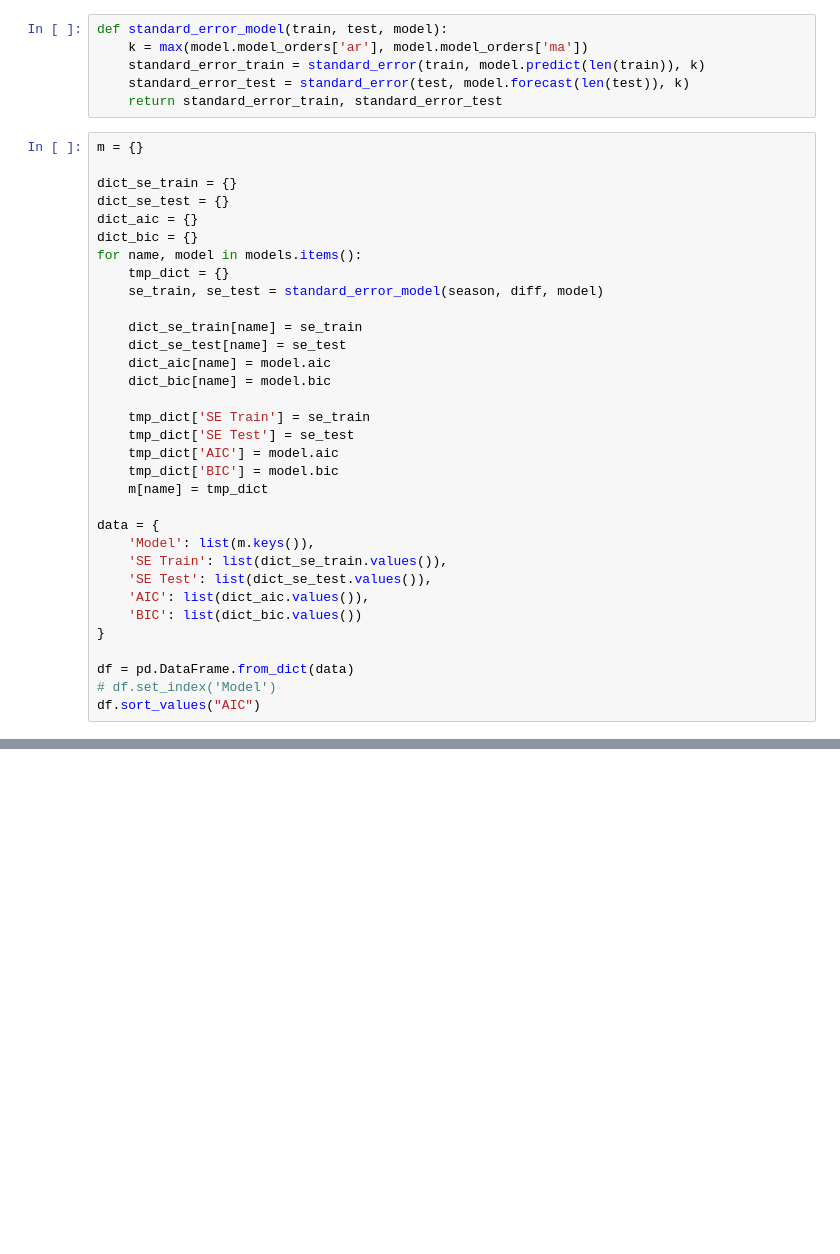
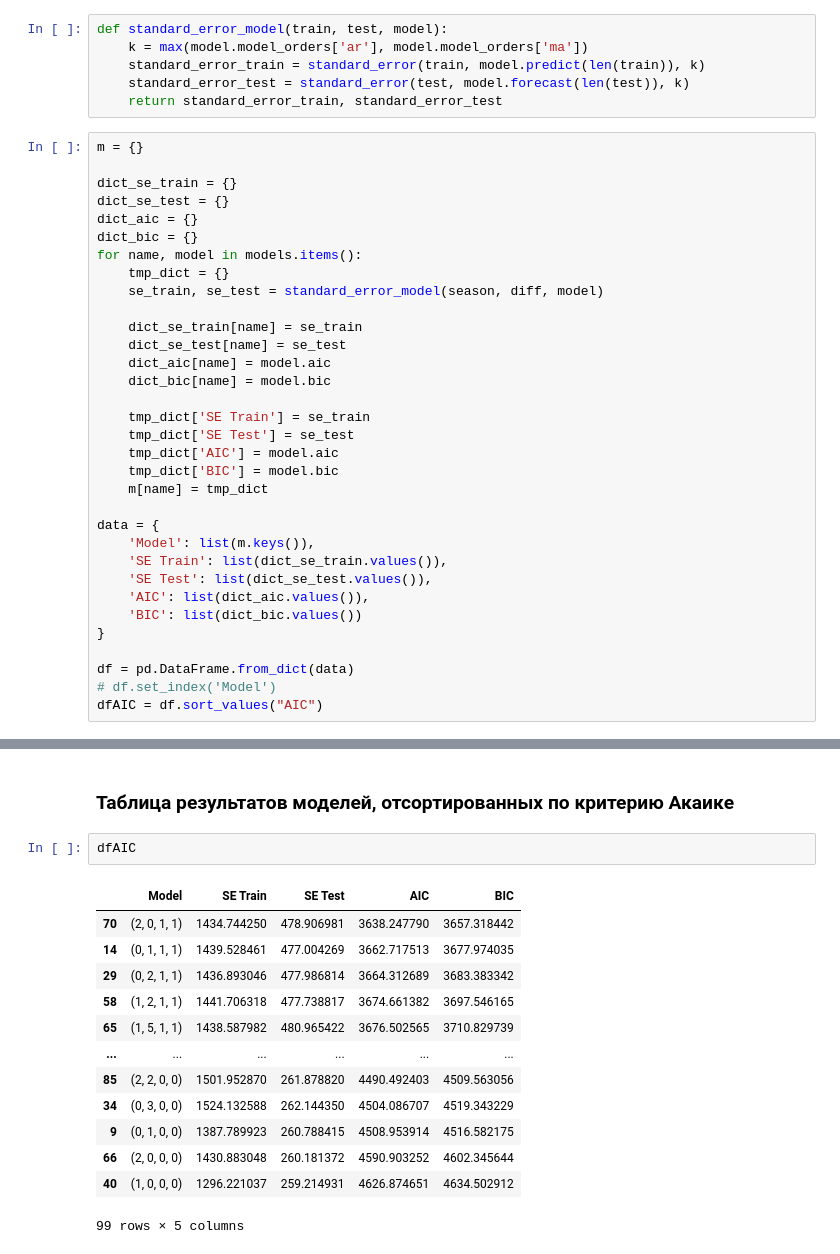
Before and after one commit to EkT1oN/tris, a Jupyter notebook: lab2.ipynb, the cells around one changed output, grey strips where cells are left out. Drawn from its saved outputs; the diff is of its cells as text; blank space fills up the shorter version.

```diff
--- a/lab2.ipynb
+++ b/lab2.ipynb
@@ -222,4 +247,4 @@ data = {
 
 df = pd.DataFrame.from_dict(data)
 # df.set_index('Model')
-df.sort_values("AIC")
+dfAIC = df.sort_values("AIC")
@@ -268,0 +251,18 @@ SARIMAX(0, 0, 1, 1)
+# %% [markdown]
+### Таблица результатов моделей, отсортированных по критерию Акаике
+# %%
+dfAIC
+# %% [output]
+|  | Model | SE Train | SE Test | AIC | BIC |
+| 70 | (2, 0, 1, 1) | 1434.744250 | 478.906981 | 3638.247790 | 3657.318442 |
+| 14 | (0, 1, 1, 1) | 1439.528461 | 477.004269 | 3662.717513 | 3677.974035 |
+| 29 | (0, 2, 1, 1) | 1436.893046 | 477.986814 | 3664.312689 | 3683.383342 |
+| 58 | (1, 2, 1, 1) | 1441.706318 | 477.738817 | 3674.661382 | 3697.546165 |
+| 65 | (1, 5, 1, 1) | 1438.587982 | 480.965422 | 3676.502565 | 3710.829739 |
+| ... | ... | ... | ... | ... | ... |
+| 85 | (2, 2, 0, 0) | 1501.952870 | 261.878820 | 4490.492403 | 4509.563056 |
+| 34 | (0, 3, 0, 0) | 1524.132588 | 262.144350 | 4504.086707 | 4519.343229 |
+| 9 | (0, 1, 0, 0) | 1387.789923 | 260.788415 | 4508.953914 | 4516.582175 |
+| 66 | (2, 0, 0, 0) | 1430.883048 | 260.181372 | 4590.903252 | 4602.345644 |
+| 40 | (1, 0, 0, 0) | 1296.221037 | 259.214931 | 4626.874651 | 4634.502912 |
+99 rows × 5 columns
```
Also changed, not shown: parts of 20 cells of this notebook.
